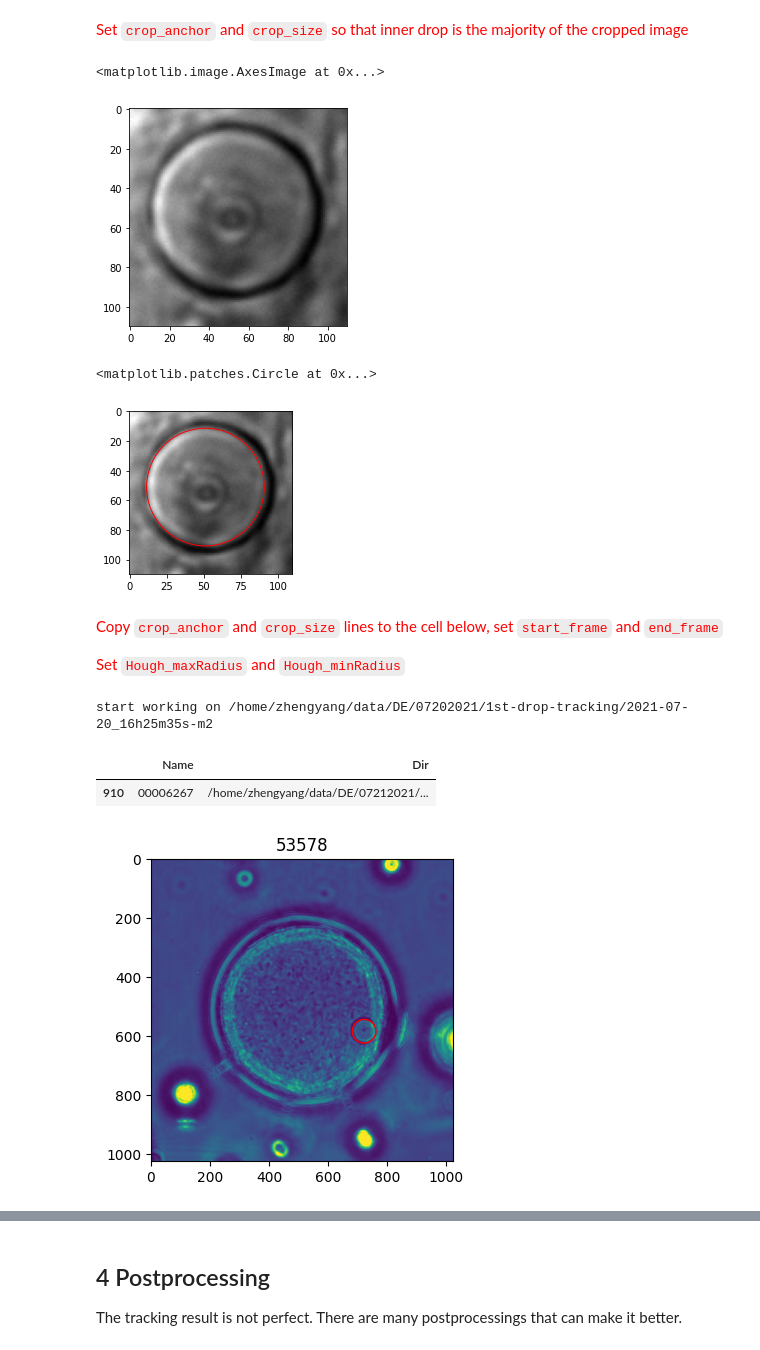
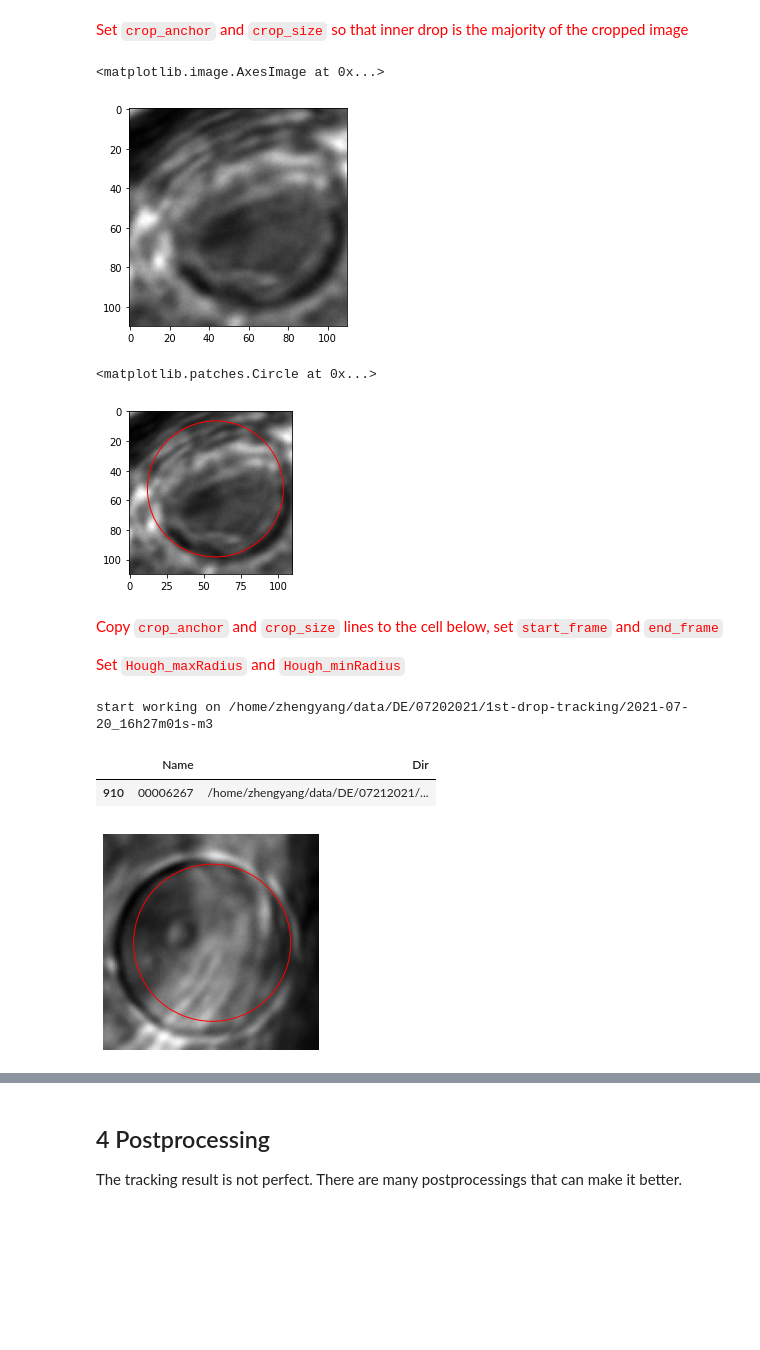
Before and after one commit to ZLoverty/DE, a Jupyter notebook: Code/Circle-detection/crop-HoughCircles-Copy1.ipynb, the cells around one changed output, grey strips where cells are left out. Drawn from its saved outputs; the diff is of its cells as text; code cells hidden in the pictures; blank space fills up the shorter version.

Commit message:
Correct images in cropped after manual tracking

```diff
--- a/Code/Circle-detection/crop-HoughCircles-Copy1.ipynb
+++ b/Code/Circle-detection/crop-HoughCircles-Copy1.ipynb
@@ -27,7 +27,7 @@ l.loc[l.Name=='00018930']
 <font color='red'> Run the cell below
 # %%
 # show image 1 and manually crop
-img = io.imread(l.Dir[0])
+img = io.imread(l.Dir[1400])
 plt.imshow(img, cmap='gray')
 # %% [output]
 <matplotlib.image.AxesImage at 0x...>
@@ -36,7 +36,7 @@ plt.imshow(img, cmap='gray')
 <font color='red'> Set `crop_anchor` and `crop_size` so that inner drop is the majority of the cropped image
 # %%
 # test the first cropped image
-crop_anchor = np.array([440, 360]) # upper left corner coords, int
+crop_anchor = np.array([230, 340]) # upper left corner coords, int
 crop_size = (110, 110) # height and width, int
 crop = (crop_anchor[0], crop_anchor[0]+crop_size[0],
        crop_anchor[1], crop_anchor[1]+crop_size[1])
@@ -45,10 +45,10 @@ cropped = img[crop[0]:crop[1], crop[2]:crop[3]]
 plt.imshow(cropped, cmap='gray')
 # %% [output]
 <matplotlib.image.AxesImage at 0x...>
-[figure, old version]
+[figure, new version]
 # %%
 # test HoughCircles params
-Hough_dp = 1.2
+Hough_dp = 1.1
 Hough_minDist = max(crop_size)
 Hough_param2 = 1
 Hough_maxRadius = 55
@@ -62,7 +62,7 @@ circle_object = mpatch.Circle((circles[0, 0, 0], circles[0, 0, 1]), circles[0, 0
 ax.add_patch(circle_object)
 # %% [output]
 <matplotlib.patches.Circle at 0x...>
-[figure, old version]
+[figure, new version]
 # %% [markdown]
 <font color='red'> Copy `crop_anchor` and `crop_size` lines to the cell below, set `start_frame` and `end_frame`
 
@@ -72,7 +72,7 @@ ax.add_patch(circle_object)
 # crop_anchor = np.array([190, 140]) # upper left corner coords, int
 # crop_size = (90, 90) # height and width, int
 save_crop_step = 10 # save cropped image every save_crop_step steps, int
-start_frame = 0
+start_frame = 1400
 end_frame = None
 
 # HoughCircles params
@@ -151,7 +151,7 @@ for num, i in l.iterrows():
 data = pd.DataFrame({'x':x_list, 'y':y_list, 'filename':filename_list})
 data.to_csv(os.path.join(main_output_folder, 'traj.csv'), index=False)
 # %% [output]
-start working on /home/zhengyang/data/DE/07202021/1st-drop-tracking/2021-07-20_16h25m35s-m2
+start working on /home/zhengyang/data/DE/07202021/1st-drop-tracking/2021-07-20_16h27m01s-m3
 # %%
 l.loc[l.Name=='00006267']
 # %% [output]
@@ -159,27 +159,35 @@ l.loc[l.Name=='00006267']
 | 910 | 00006267 | /home/zhengyang/data/DE/07212021/... |
 # %%
 # check tracking quality
-start = 1038
-interval = 1
-end = 1060
+start = 1400
+interval = 10
+end = 10000
 
 # load data from file
 data = pd.read_csv(os.path.join(main_output_folder, 'traj.csv'))
 
 for num, i in data.iterrows():
     if num < start:
         continue
     if num % interval == 0:
-        img = io.imread(os.path.join(main_output_folder, '..',  '{:08d}.tif'.format(int(i.filename))))
-        fig, ax = plt.subplots(dpi=100)
-        ax.imshow(img)
-        circle_object = mpatch.Circle((i.x, i.y), 40,
+        img = io.imread(os.path.join(folder, 'images',  '{:08d}.tif'.format(int(i.filename))))
+        crop_anchor = [int(i.y-crop_size[0]/2), int(i.x-crop_size[1]/2)]
+        crop = (crop_anchor[0], crop_anchor[0]+crop_size[0],
+           crop_anchor[1], crop_anchor[1]+crop_size[1])
+        cropped = img[max(crop[0], 0):min(crop[1], img.shape[0]), max(crop[2], 0):min(crop[3], img.shape[1])]
+
+        fig = plt.figure(figsize=(3, 3))
+        ax = fig.add_axes([0,0,1,1])
+        ax.imshow(cropped, cmap='gray')
+        circle_object = mpatch.Circle((crop_size[1]/2, crop_size[0]/2), 40,
                                      fill=False, ec='red', lw=1)
         ax.add_patch(circle_object)
-        ax.set_title(i.filename)
+#         ax.set_title(i.filename)
+        ax.axis('off')
+        fig.savefig(os.path.join(cropped_folder, '{:08d}.jpg'.format(int(i.filename))))
         plt.pause(.01)
         clear_output(wait=True)
     if num >= end:
         break
 # %% [output]
-[figure, old version]
+[figure, new version]
```
Also changed, not shown: parts of 4 cells of this notebook, 2 other files.
